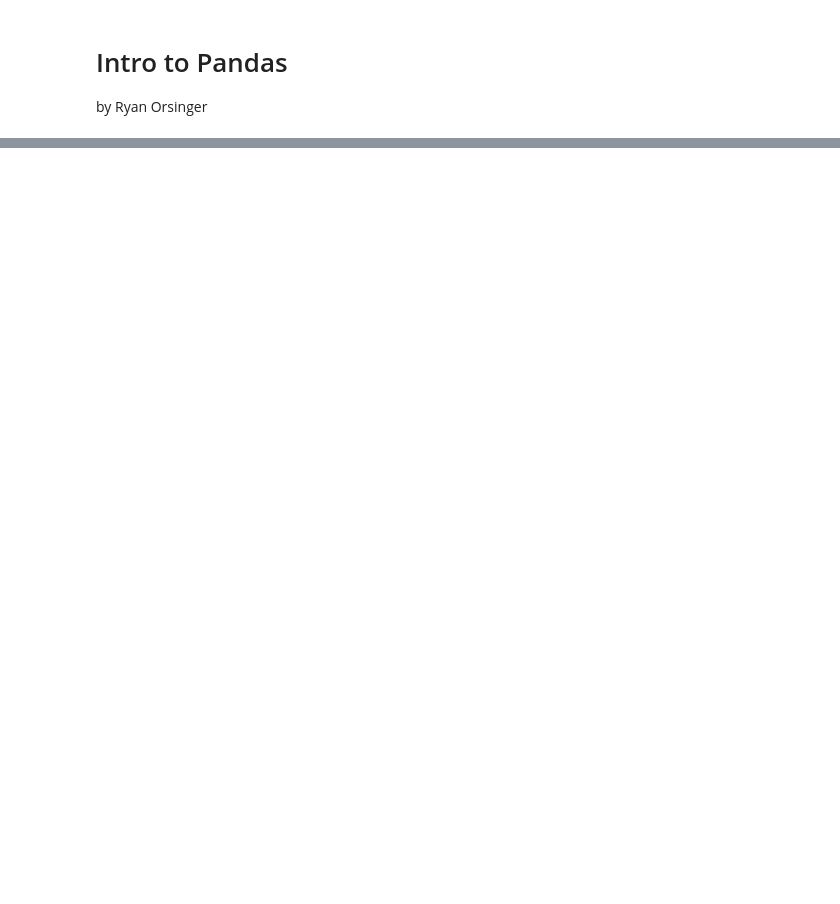
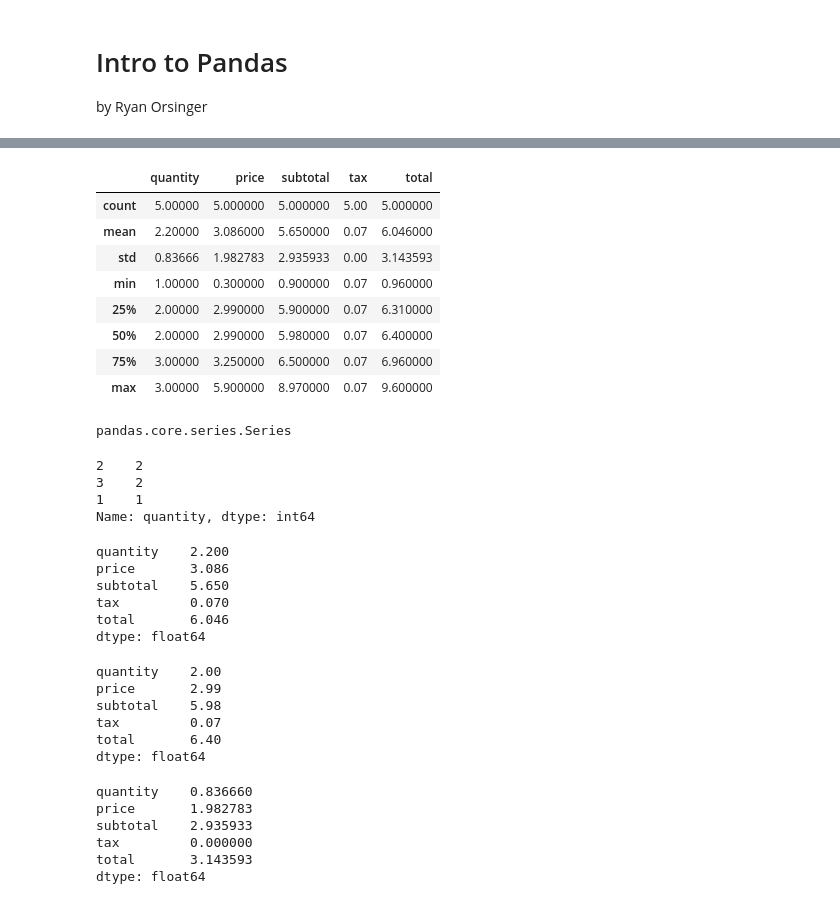
Before and after one commit to ryanorsinger/intro-to-pandas-course, a Jupyter notebook: 02_PandasDataFrames_01.ipynb, the cells around one changed output, grey strips where cells are left out. Cells and saved outputs as stored; diff of their text form; code cells hidden in the pictures; blank space fills up the shorter version.

```diff
--- a/02_PandasDataFrames_01.ipynb
+++ b/02_PandasDataFrames_01.ipynb
@@ -23,0 +150,4 @@ df[""]
+# %%
+# We can also overwrite the index with a Series of equal length
+df.index = df.index.str.lower()
+df
@@ -23,0 +167,4 @@ df[""]
+# %%
+# Another example of creating a new column
+df["tax"] = 0.07
+df
@@ -23,0 +179,4 @@ df[""]
+# %%
+# The "total" column does not exist, but this bracket syntax creates it.
+df["total"] = df["subtotal"] + (df["subtotal"] * df["tax"])
+df
@@ -23,0 +202,4 @@ df[""]
+# %%
+# Accessing a single column using dot synax
+df.total = df.total.round(2)
+df
@@ -23,0 +252,56 @@ df[""]
+# %%
+# Show descriptive stats for numeric columns
+df.describe()
+# %% [output]
+|  | quantity | price | subtotal | tax | total |
+| count | 5.00000 | 5.000000 | 5.000000 | 5.00 | 5.000000 |
+| mean | 2.20000 | 3.086000 | 5.650000 | 0.07 | 6.046000 |
+| std | 0.83666 | 1.982783 | 2.935933 | 0.00 | 3.143593 |
+| min | 1.00000 | 0.300000 | 0.900000 | 0.07 | 0.960000 |
+| 25% | 2.00000 | 2.990000 | 5.900000 | 0.07 | 6.310000 |
+| 50% | 2.00000 | 2.990000 | 5.980000 | 0.07 | 6.400000 |
+| 75% | 3.00000 | 3.250000 | 6.500000 | 0.07 | 6.960000 |
+| max | 3.00000 | 5.900000 | 8.970000 | 0.07 | 9.600000 |
+# %%
+# A column in a dataframe is a series
+type(df.quantity)
+# %% [output]
+pandas.core.series.Series
+# %%
+# .value_counts returns a series
+df.quantity.value_counts()
+# %% [output]
+2    2
+3    2
+1    1
+Name: quantity, dtype: int64
+# %%
+# Aggregate functions can run on all the numeric values in the dataframe
+df.mean()
+# %% [output]
+quantity    2.200
+price       3.086
+subtotal    5.650
+tax         0.070
+total       6.046
+dtype: float64
+# %%
+# Obtain the median of all numeric columns
+df.median()
+# %% [output]
+quantity    2.00
+price       2.99
+subtotal    5.98
+tax         0.07
+total       6.40
+dtype: float64
+# %%
+# Standard deviation of all the numeric columns
+df.std()
+# %% [output]
+quantity    0.836660
+price       1.982783
+subtotal    2.935933
+tax         0.000000
+total       3.143593
+dtype: float64
```
Also changed, not shown: parts of 25 cells of this notebook.
